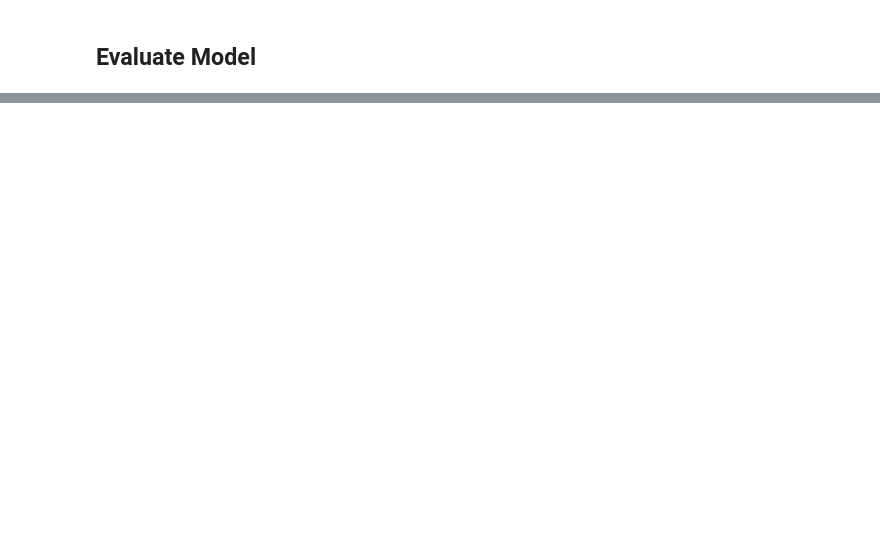
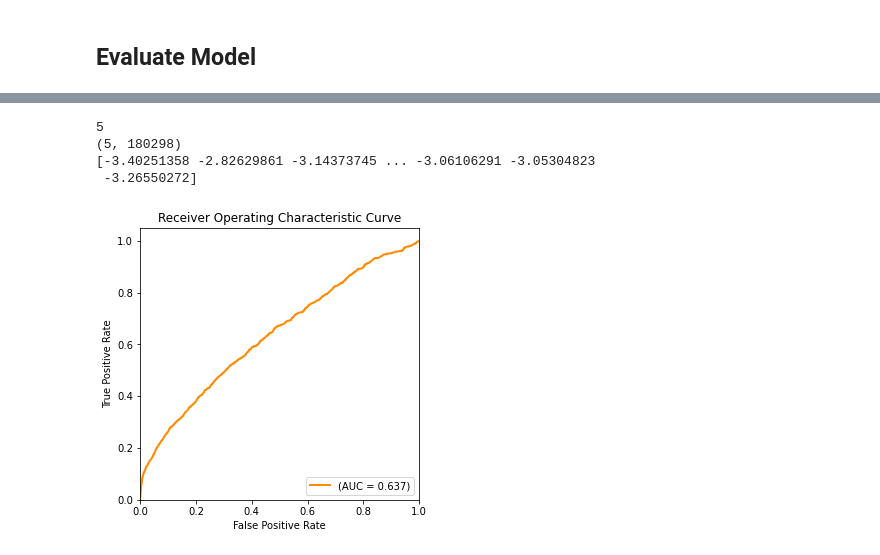
Before and after one commit to Wangweiyao/ML2020Fall, a Jupyter notebook: example_ml_workflow_with_GBDT_hard_FS_SR.ipynb, the cells around one changed output, grey strips where cells are left out. Cells and saved outputs as stored; diff of their text form; code cells hidden in the pictures; blank space fills up the shorter version.

```diff
--- a/example_ml_workflow_with_GBDT_hard_FS_SR.ipynb
+++ b/example_ml_workflow_with_GBDT_hard_FS_SR.ipynb
@@ -266,8 +303,12 @@ for i in tqdm(range(K)):
 # %%
 clfs_SR_FS = []
 
-list_feature_selected = []
-list_feature_selected.append(feature_selected.copy())
+# initialize sample weights and parameters
+w = np.ones(X_train.shape[0])[:EXAMPLES]
+
+list_feature_selected_FS_SR = []
+feature_selected = np.arange(len(feature_set))
+list_feature_selected_FS_SR.append(feature_selected.copy())
 
 for i in tqdm(range(K)):
     clfs_SR_FS.append(GradientBoostingClassifier(random_state=0))
@@ -286,4 +327,4 @@ for i in tqdm(range(K)):
     feature_selected_index = featureSelection(clfs_SR_FS[i], X_val[:EXAMPLES, feature_selected], y_val[:EXAMPLES], NUM_BINS_FS, ratio)
     feature_selected = feature_selected[feature_selected_index]
     print(feature_selected)
-    list_feature_selected.append(feature_selected.copy())
+    list_feature_selected_FS_SR.append(feature_selected.copy())
@@ -344,9 +436,14 @@ clfs_5_sub_base = []
 
 for i in tqdm(range(K)):
     clfs_5_sub_base.append(GradientBoostingClassifier())
-    clfs_5_sub_base[i].fit(X_train[:EXAMPLES, features], y_train[:EXAMPLES].squeeze(), sample_weight=w)
+    clfs_5_sub_base[i].fit(X_train[:EXAMPLES, features], y_train[:EXAMPLES].squeeze())
 # %%
-y_score_base = eval_model(clfs_5_sub_base, X_test, feature_selected=[features] * 5, mode='all')
+y_score_base = eval_model(clfs_5_sub_base, X_test, feature_selected=[features] * 5, mode='single')
 
-for y_score in y_score_base:
-    plot_roc(y_test, y_score)
+plot_roc(y_test, y_score_base)
+# %% [output]
+5
+(5, 180298)
+[-3.40251358 -2.82629861 -3.14373745 ... -3.06106291 -3.05304823
+ -3.26550272]
+[figure, added]
```
Also changed, not shown: parts of 30 cells of this notebook, 3 other files.
